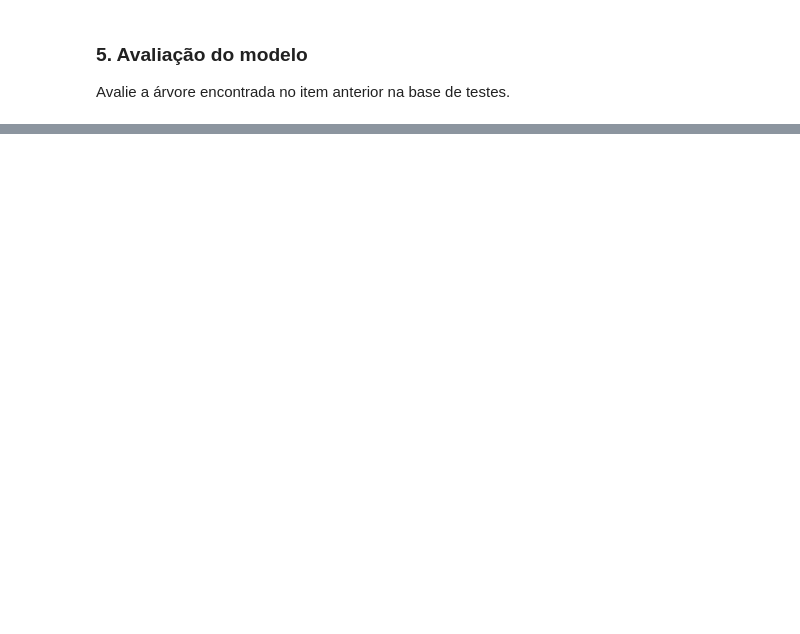
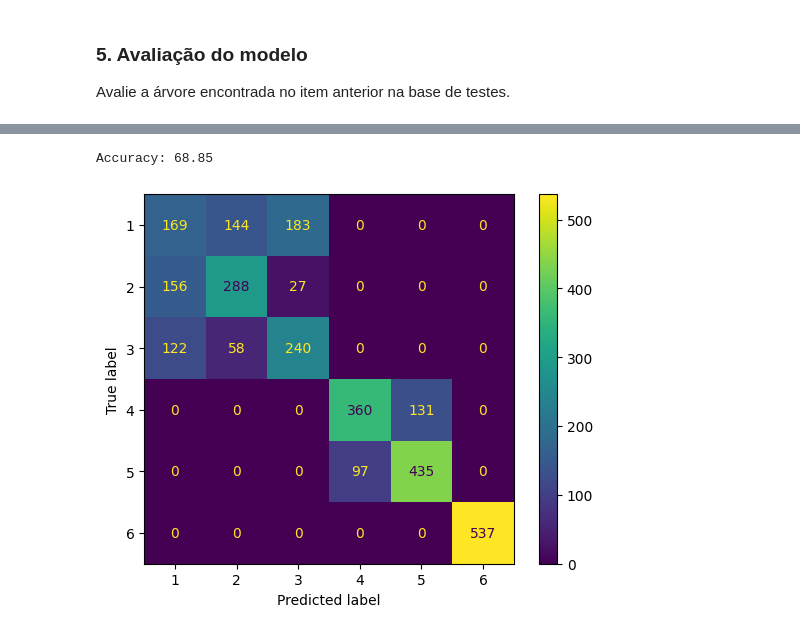
Before and after one commit to PedroHang/Trees-II-Exercise-II, a Jupyter notebook: trees2exercise2.ipynb, the cells around one changed output, grey strips where cells are left out. Cells and saved outputs as stored; diff of their text form; code cells hidden in the pictures; blank space fills up the shorter version.

```diff
--- a/trees2exercise2.ipynb
+++ b/trees2exercise2.ipynb
@@ -46,0 +133,12 @@ Avalie a árvore encontrada no item anterior na base de testes.
+# %%
+test_acc = best_tree.score(X_test_reduced, y_test)
+
+# Print accuracy
+print(f'Accuracy: {test_acc * 100:.2f}')
+
+# Display confusion matrix
+ConfusionMatrixDisplay.from_estimator(best_tree, X_test_reduced, y_test)
+plt.show()
+# %% [output]
+Accuracy: 68.85
+[figure, added]
```
Also changed, not shown: parts of 17 cells of this notebook.
